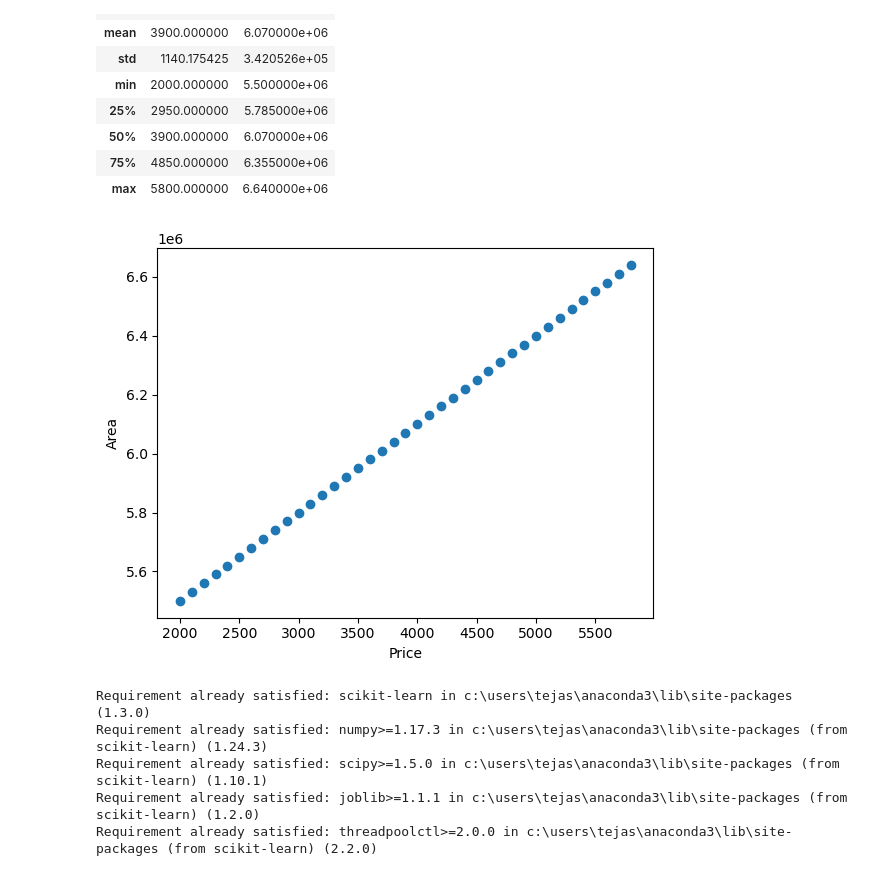
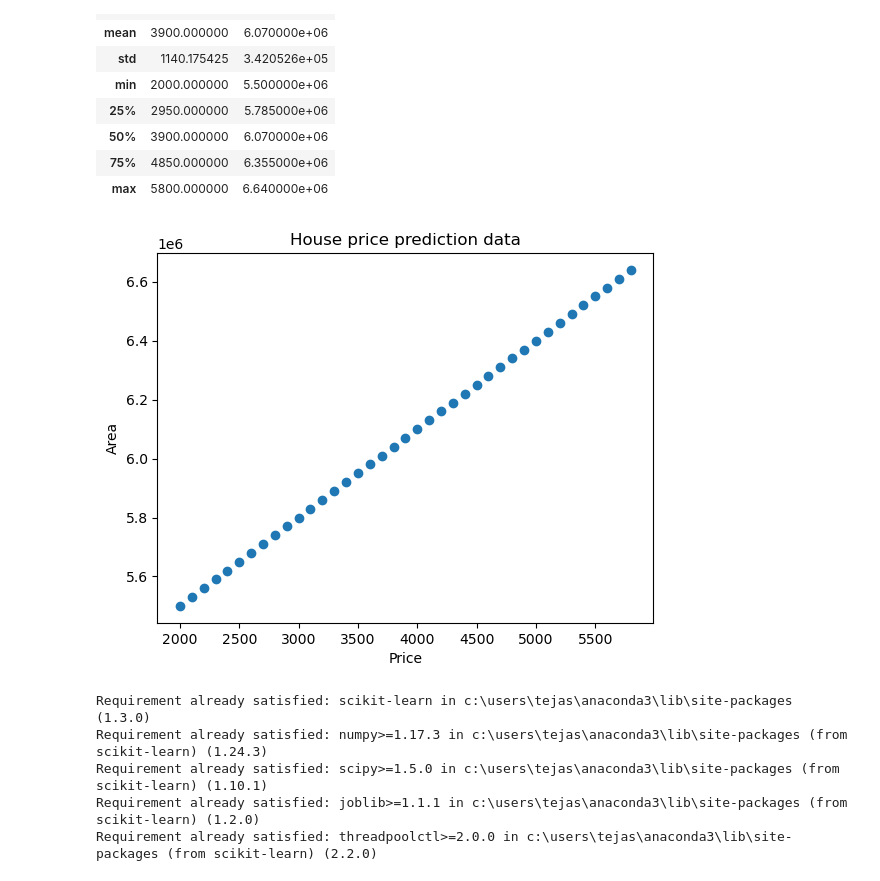
Before and after one commit to tejas40/Data_science, a Jupyter notebook: 5_Machine_learning/Regression/1_1_Linear_regression.ipynb, the cells around one changed output. Cells and saved outputs as stored; diff of their text form; code cells hidden in the pictures.

```diff
--- a/5_Machine_learning/Regression/1_1_Linear_regression.ipynb
+++ b/5_Machine_learning/Regression/1_1_Linear_regression.ipynb
@@ -56,10 +56,11 @@ df.describe()
 # %%
 plt.scatter(df["Area"], df["Price"])
 plt.xlabel("Price")
 plt.ylabel("Area")
+plt.title("House price prediction data")
 plt.show()
 # %% [output]
-[figure, old version]
+[figure, new version]
 # %%
 !pip install scikit-learn
 # %% [output]
```
Also changed, not shown: parts of 1 cell of this notebook, 4 other files.
